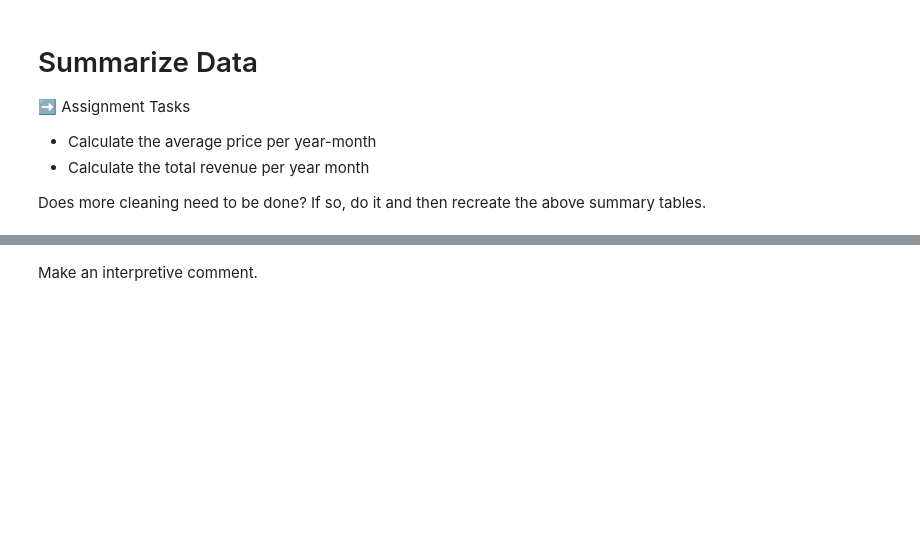
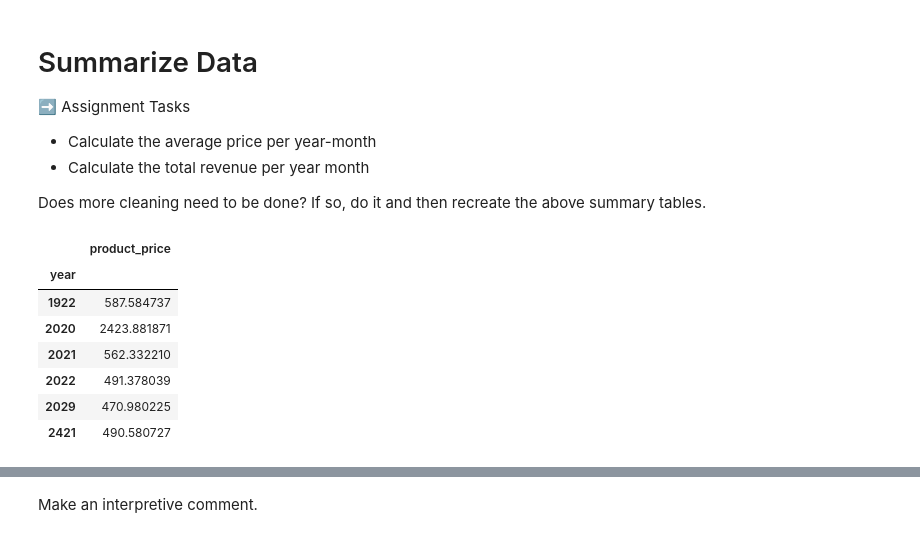
Before and after one commit to MatthewAramaki/IS_4487_Tokyo, a Jupyter notebook: Aramaki_day3_lab_retailer_intro.ipynb, the cells around one changed output, grey strips where cells are left out. Saved outputs shown, nothing was run; the diff lists cells and outputs as text; code cells hidden in the pictures; blank space fills up the shorter version.

```diff
--- a/Aramaki_day3_lab_retailer_intro.ipynb
+++ b/Aramaki_day3_lab_retailer_intro.ipynb
@@ -88,5 +112,15 @@ Check that your cleaning worked
 Does more cleaning need to be done? If so, do it and then recreate the above summary tables.
 # %%
 # average price
+ss_clean[['product_price','year']].groupby(['year']).mean()
+# %% [output]
+|  | product_price |
+| year |  |
+| 1922 | 587.584737 |
+| 2020 | 2423.881871 |
+| 2021 | 562.332210 |
+| 2022 | 491.378039 |
+| 2029 | 470.980225 |
+| 2421 | 490.580727 |
 # %%
 # total revenue
```
Also changed, not shown: parts of 10 cells of this notebook.
